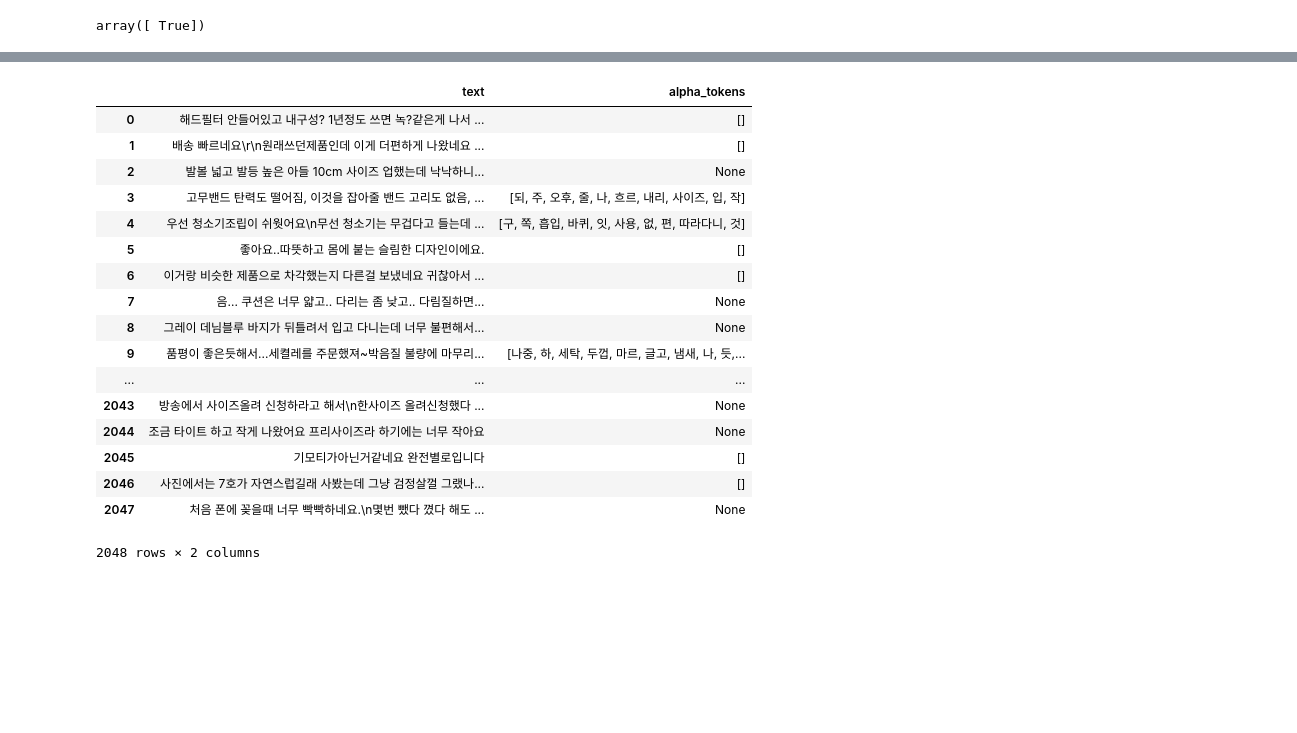
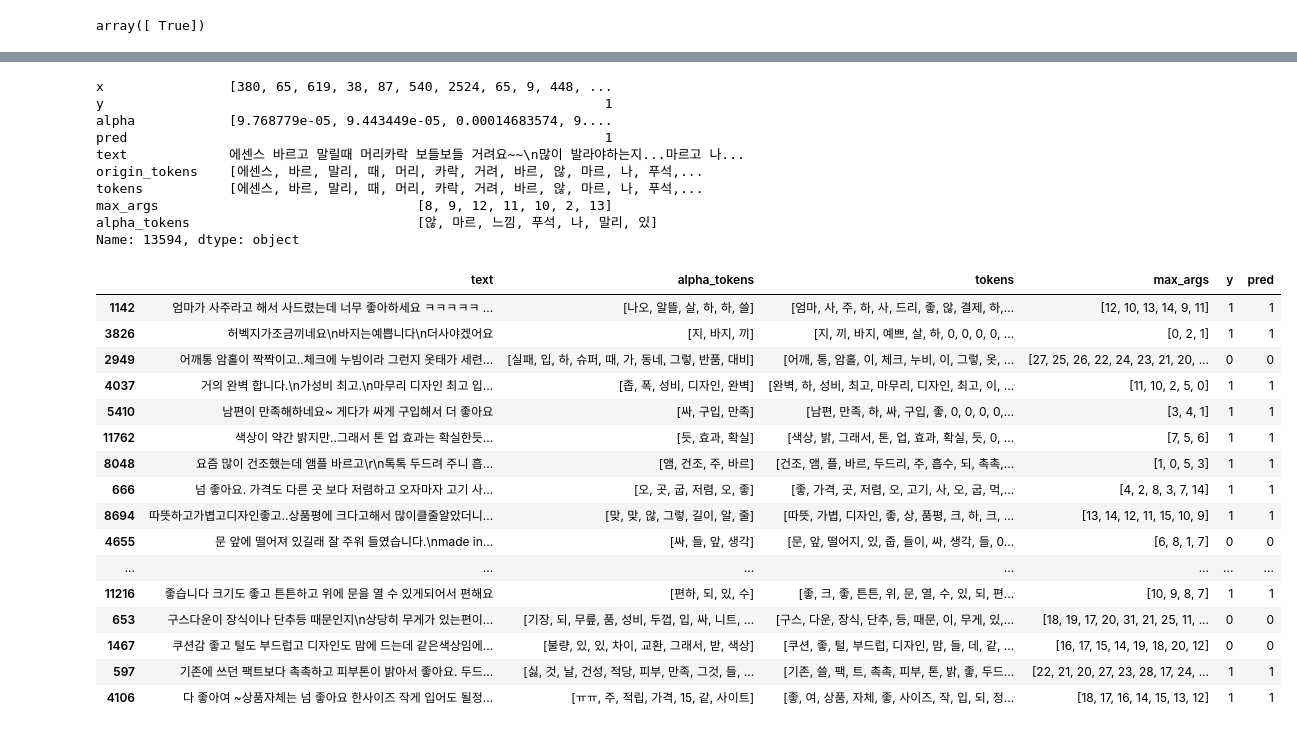
Before and after one commit to joonable/playground, a Jupyter notebook: prd_review/df_result_eda.ipynb, the cells around one changed output, grey strips where cells are left out. Drawn from its saved outputs; the diff is of its cells as text; code cells hidden in the pictures; blank space fills up the shorter version.

```diff
--- a/prd_review/df_result_eda.ipynb
+++ b/prd_review/df_result_eda.ipynb
@@ -24,0 +28,2 @@ df.head()
+# %%
+df['tokens'] = df.x.apply(lambda x_list: [vocab_list[x] for x in x_list])
@@ -24,0 +50,15 @@ df.head()
+# %%
+def get_max_args(row):
+    alpha = np.array(row['alpha'])
+    x =  np.array(row['x'])
+    zero_index = np.where(x == 0)[0].tolist()
+    if zero_index:
+        sent_size = int(zero_index[0])
+    else:
+        sent_size = int(len(x))
+    num_alpha = int(sent_size / 3) + 1
+    alpha = alpha[:sent_size].argsort()[-num_alpha:][::-1]
+    return alpha.tolist()
+
+
+df['max_args'] = df.apply(lambda row: get_max_args(row), axis=1)
@@ -61,7 +83,0 @@ df.loc[0, 'tokens']
-# %%
-def get_max_args(arr):
-    arr = arr.argsort()[-10:][::-1]
-    return arr.tolist()
-
-
-df['max_args'] = df.alpha.apply(lambda x: get_max_args(np.array(x)))
@@ -111,21 +120,35 @@ df['alpha_tokens'] = df.apply(lambda row: get_alpha_tokens(row), axis=1)
+# %%
+df.loc[13594]
+# %% [output]
+x                [380, 65, 619, 38, 87, 540, 2524, 65, 9, 448, ...
+y                                                                1
+alpha            [9.768779e-05, 9.443449e-05, 0.00014683574, 9....
+pred                                                             1
+text             에센스 바르고 말릴때 머리카락 보들보들 거려요~~\n많이 발라야하는지...마르고 나...
+origin_tokens    [에센스, 바르, 말리, 때, 머리, 카락, 거려, 바르, 않, 마르, 나, 푸석,...
+tokens           [에센스, 바르, 말리, 때, 머리, 카락, 거려, 바르, 않, 마르, 나, 푸석,...
+max_args                                 [8, 9, 12, 11, 10, 2, 13]
+alpha_tokens                             [않, 마르, 느낌, 푸석, 나, 말리, 있]
+Name: 13594, dtype: object
+# %%
+df['correct'] = (df.y == df.pred)
 # %%
-df.loc[df.alpha_tokens. None, ['text', 'alpha_tokens']]
+df.loc[(df.correct==True), ['text', 'alpha_tokens', 'tokens', 'max_args', 'y', 'pred']].sample(20)
 # %% [output]
-|  | text | alpha_tokens |
-| 0 | 해드필터 안들어있고 내구성? 1년정도 쓰면 녹?같은게 나서 ... | [] |
-| 1 | 배송 빠르네요\r\n원래쓰던제품인데 이게 더편하게 나왔네요 ... | [] |
-| 2 | 발볼 넓고 발등 높은 아들 10cm 사이즈 업했는데 낙낙하니... | None |
-| 3 | 고무밴드 탄력도 떨어짐, 이것을 잡아줄 밴드 고리도 없음, ... | [되, 주, 오후, 줄, 나, 흐르, 내리, 사이즈, 입, 작] |
-| 4 | 우선 청소기조립이 쉬웟어요\n무선 청소기는 무겁다고 들는데 ... | [구, 쪽, 흡입, 바퀴, 잇, 사용, 없, 편, 따라다니, 것] |
-| 5 | 좋아요..따뜻하고 몸에 붙는 슬림한 디자인이에요. | [] |
-| 6 | 이거랑 비슷한 제품으로 차각했는지 다른걸 보냈네요 귀찮아서 ... | [] |
-| 7 | 음... 쿠션은 너무 얇고.. 다리는 좀 낮고.. 다림질하면... | None |
-| 8 | 그레이 데님블루 바지가 뒤틀려서 입고 다니는데 너무 불편해서... | None |
-| 9 | 품평이 좋은듯해서...세켤레를 주문했져~박음질 불량에 마무리... | [나중, 하, 세탁, 두껍, 마르, 글고, 냄새, 나, 듯,... |
-| ... | ... | ... |
-| 2043 | 방송에서 사이즈올려 신청하라고 해서\n한사이즈 올려신청했다 ... | None |
-| 2044 | 조금 타이트 하고 작게 나왔어요 프리사이즈라 하기에는 너무 작아요 | None |
-| 2045 | 기모티가아닌거같네요 완전별로입니다 | [] |
-| 2046 | 사진에서는 7호가 자연스럽길래 사봤는데 그냥 검정살껄 그랬나... | [] |
-| 2047 | 처음 폰에 꽂을때 너무 빡빡하네요.\n몇번 뺐다 꼈다 해도 ... | None |
+|  | text | alpha_tokens | tokens | max_args | y | pred |
+| 1142 | 엄마가 사주라고 해서 사드렸는데 너무 좋아하세요 ㅋㅋㅋㅋㅋ ... | [나오, 알뜰, 살, 하, 하, 쓸] | [엄마, 사, 주, 하, 사, 드리, 좋, 않, 결제, 하,... | [12, 10, 13, 14, 9, 11] | 1 | 1 |
+| 3826 | 허벡지가조금끼네요\n바지는예쁩니다\n더사야겠어요 | [지, 바지, 끼] | [지, 끼, 바지, 예쁘, 살, 하, 0, 0, 0, 0, ... | [0, 2, 1] | 1 | 1 |
+| 2949 | 어깨통 암홀이 짝짝이고..체크에 누빔이라 그런지 옷태가 세련... | [실패, 입, 하, 슈퍼, 때, 가, 동네, 그렇, 반품, 대비] | [어깨, 통, 암홀, 이, 체크, 누비, 이, 그렇, 옷, ... | [27, 25, 26, 22, 24, 23, 21, 20, ... | 0 | 0 |
+| 4037 | 거의 완벽 합니다.\n가성비 최고.\n마무리 디자인 최고 입... | [좁, 폭, 성비, 디자인, 완벽] | [완벽, 하, 성비, 최고, 마무리, 디자인, 최고, 이, ... | [11, 10, 2, 5, 0] | 1 | 1 |
+| 5410 | 남편이 만족해하네요~ 게다가 싸게 구입해서 더 좋아요 | [싸, 구입, 만족] | [남편, 만족, 하, 싸, 구입, 좋, 0, 0, 0, 0,... | [3, 4, 1] | 1 | 1 |
+| 11762 | 색상이 약간 밝지만..그래서 톤 업 효과는 확실한듯... | [듯, 효과, 확실] | [색상, 밝, 그래서, 톤, 업, 효과, 확실, 듯, 0, ... | [7, 5, 6] | 1 | 1 |
+| 8048 | 요즘 많이 건조했는데 앰플 바르고\r\n톡톡 두드려 주니 흡... | [앰, 건조, 주, 바르] | [건조, 앰, 플, 바르, 두드리, 주, 흡수, 되, 촉촉,... | [1, 0, 5, 3] | 1 | 1 |
+| 666 | 넘 좋아요. 가격도 다른 곳 보다 저렴하고 오자마자 고기 사... | [오, 곳, 굽, 저렴, 오, 좋] | [좋, 가격, 곳, 저렴, 오, 고기, 사, 오, 굽, 먹,... | [4, 2, 8, 3, 7, 14] | 1 | 1 |
+| 8694 | 따뜻하고가볍고디자인좋고..상품평에 크다고해서 많이클줄알았더니... | [맞, 맞, 않, 그렇, 길이, 알, 줄] | [따뜻, 가볍, 디자인, 좋, 상, 품평, 크, 하, 크, ... | [13, 14, 12, 11, 15, 10, 9] | 1 | 1 |
+| 4655 | 문 앞에 떨어져 있길래 잘 주워 들였습니다.\nmade in... | [싸, 들, 앞, 생각] | [문, 앞, 떨어지, 있, 줍, 들이, 싸, 생각, 들, 0... | [6, 8, 1, 7] | 0 | 0 |
+| ... | ... | ... | ... | ... | ... | ... |
+| 11216 | 좋습니다 크기도 좋고 튼튼하고 위에 문을 열 수 있게되어서 편해요 | [편하, 되, 있, 수] | [좋, 크, 좋, 튼튼, 위, 문, 열, 수, 있, 되, 편... | [10, 9, 8, 7] | 1 | 1 |
+| 653 | 구스다운이 장식이나 단추등 때문인지\n상당히 무게가 있는편이... | [기장, 되, 무릎, 품, 성비, 두껍, 입, 싸, 니트, ... | [구스, 다운, 장식, 단추, 등, 때문, 이, 무게, 있,... | [18, 19, 17, 20, 31, 21, 25, 11, ... | 0 | 0 |
+| 1467 | 쿠션감 좋고 털도 부드럽고 디자인도 맘에 드는데 같은색상임에... | [불량, 있, 있, 차이, 교환, 그래서, 받, 색상] | [쿠션, 좋, 털, 부드럽, 디자인, 맘, 들, 데, 같, ... | [16, 17, 15, 14, 19, 18, 20, 12] | 0 | 0 |
+| 597 | 기존에 쓰던 팩트보다 촉촉하고 피부톤이 밝아서 좋아요. 두드... | [싫, 것, 날, 건성, 적당, 피부, 만족, 그것, 들, ... | [기존, 쓸, 팩, 트, 촉촉, 피부, 톤, 밝, 좋, 두드... | [22, 21, 20, 27, 23, 28, 17, 24, ... | 1 | 1 |
+| 4106 | 다 좋아여 ~상품자체는 넘 좋아요 한사이즈 작게 입어도 될정... | [ㅠㅠ, 주, 적립, 가격, 15, 같, 사이트] | [좋, 여, 상품, 자체, 좋, 사이즈, 작, 입, 되, 정... | [18, 17, 16, 14, 15, 13, 12] | 1 | 1 |
-2048 rows × 2 columns
```
Also changed, not shown: parts of 23 cells of this notebook.
